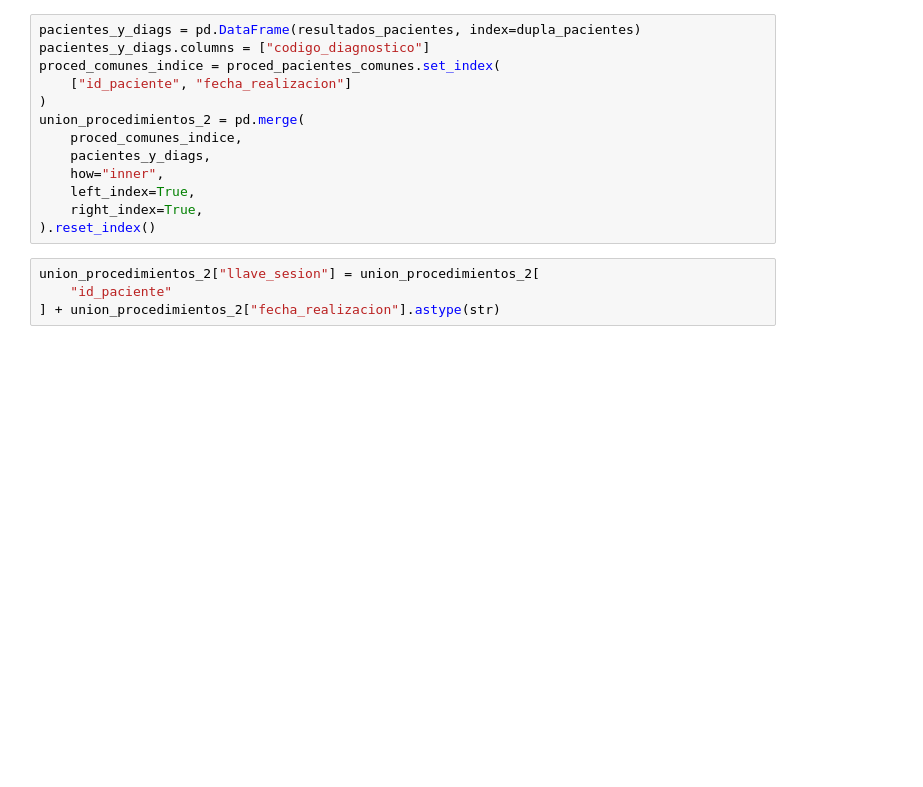
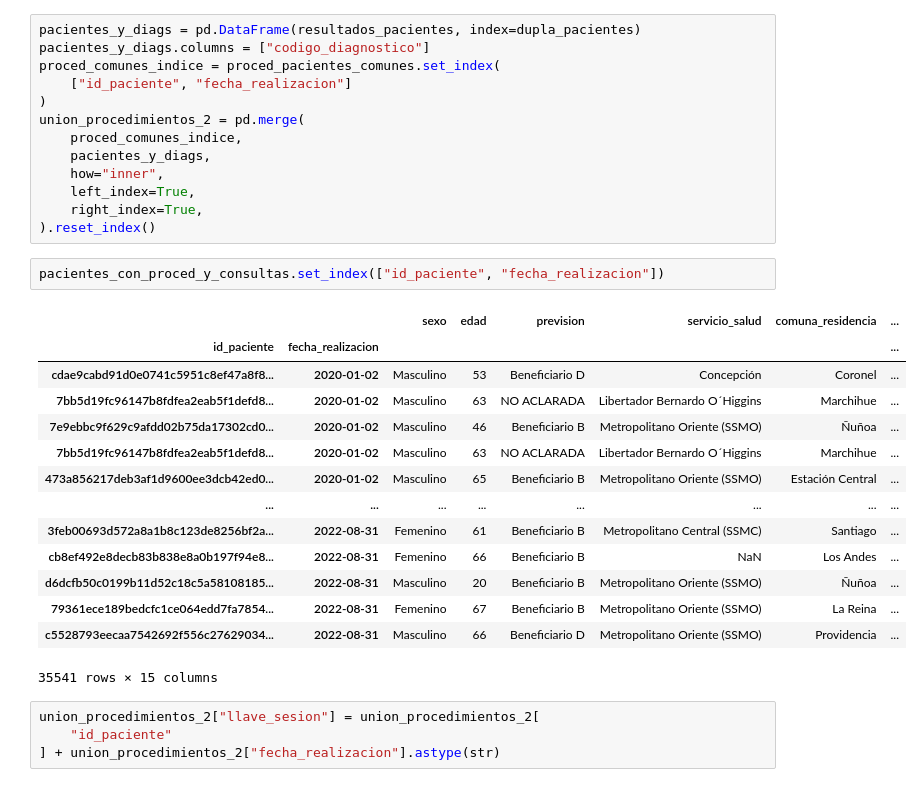
Before and after one commit to JavierRojas14/int-ambulatorio, a Jupyter notebook: notebooks/2.0-jrb-time-series-analysis.ipynb, the cells around one changed output. Cells and saved outputs as stored; diff of their text form; blank space fills up the shorter version.

```diff
--- a/notebooks/2.0-jrb-time-series-analysis.ipynb
+++ b/notebooks/2.0-jrb-time-series-analysis.ipynb
@@ -568,6 +597,23 @@ union_procedimientos_2 = pd.merge(
     left_index=True,
     right_index=True,
 ).reset_index()
+# %%
+pacientes_con_proced_y_consultas.set_index(["id_paciente", "fecha_realizacion"])
+# %% [output]
+|  |  | sexo | edad | prevision | servicio_salud | comuna_residencia | ... |
+| id_paciente | fecha_realizacion |  |  |  |  |  | ... |
+| cdae9cabd91d0e0741c5951c8ef47a8f8... | 2020-01-02 | Masculino | 53 | Beneficiario D | Concepción | Coronel | ... |
+| 7bb5d19fc96147b8fdfea2eab5f1defd8... | 2020-01-02 | Masculino | 63 | NO ACLARADA | Libertador Bernardo O´Higgins | Marchihue | ... |
+| 7e9ebbc9f629c9afdd02b75da17302cd0... | 2020-01-02 | Masculino | 46 | Beneficiario B | Metropolitano Oriente (SSMO) | Ñuñoa | ... |
+| 7bb5d19fc96147b8fdfea2eab5f1defd8... | 2020-01-02 | Masculino | 63 | NO ACLARADA | Libertador Bernardo O´Higgins | Marchihue | ... |
+| 473a856217deb3af1d9600ee3dcb42ed0... | 2020-01-02 | Masculino | 65 | Beneficiario B | Metropolitano Oriente (SSMO) | Estación Central | ... |
+| ... | ... | ... | ... | ... | ... | ... | ... |
+| 3feb00693d572a8a1b8c123de8256bf2a... | 2022-08-31 | Femenino | 61 | Beneficiario B | Metropolitano Central (SSMC) | Santiago | ... |
+| cb8ef492e8decb83b838e8a0b197f94e8... | 2022-08-31 | Femenino | 66 | Beneficiario B | NaN | Los Andes | ... |
+| d6dcfb50c0199b11d52c18c5a58108185... | 2022-08-31 | Masculino | 20 | Beneficiario B | Metropolitano Oriente (SSMO) | Ñuñoa | ... |
+| 79361ece189bedcfc1ce064edd7fa7854... | 2022-08-31 | Femenino | 67 | Beneficiario B | Metropolitano Oriente (SSMO) | La Reina | ... |
+| c5528793eecaa7542692f556c27629034... | 2022-08-31 | Masculino | 66 | Beneficiario D | Metropolitano Oriente (SSMO) | Providencia | ... |
+35541 rows × 15 columns
 # %%
 union_procedimientos_2["llave_sesion"] = union_procedimientos_2[
     "id_paciente"
```
Also changed, not shown: parts of 3 cells of this notebook, 1 other file.
